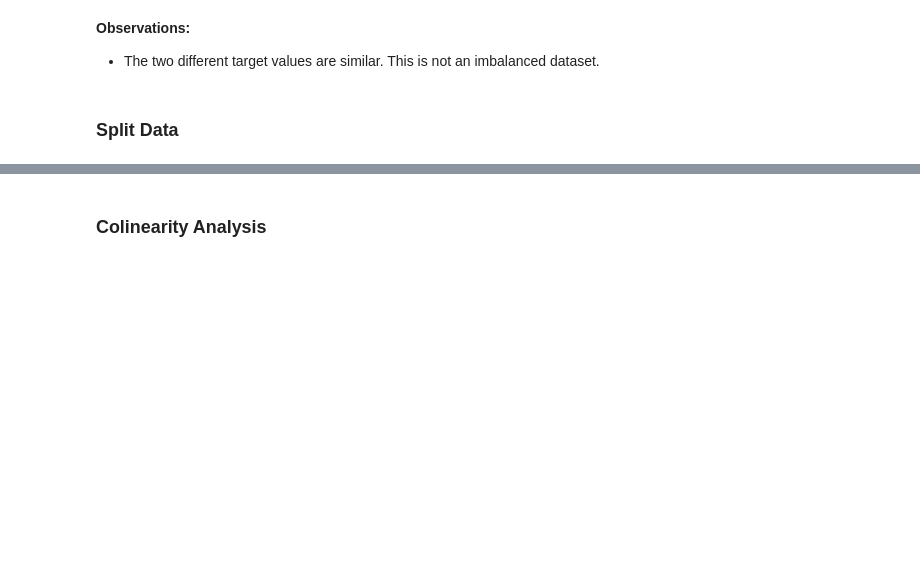
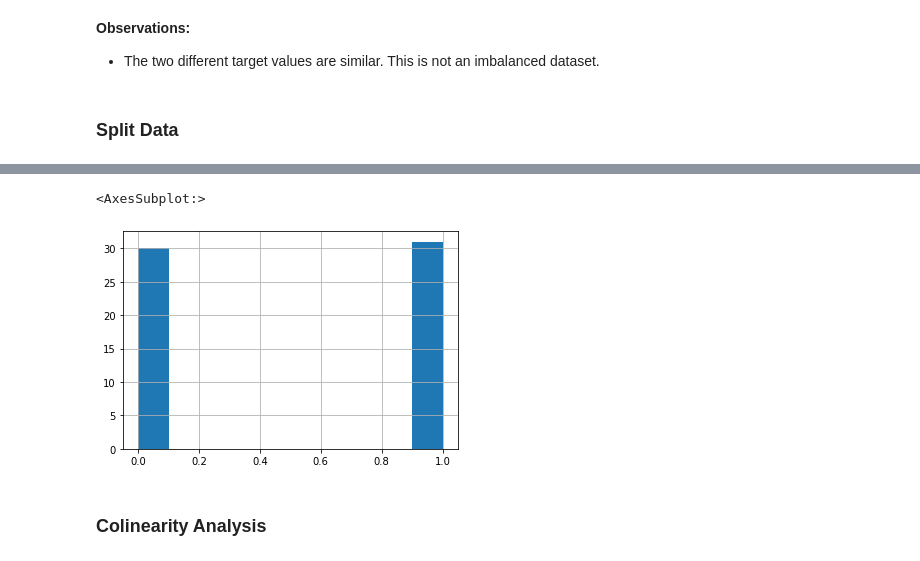
Before and after one commit to zachcarlson/HeartAttackPredictor, a Jupyter notebook: HeartAttackPredictor.ipynb, the cells around one changed output, grey strips where cells are left out. Saved outputs shown, nothing was run; the diff lists cells and outputs as text; code cells hidden in the pictures; blank space fills up the shorter version.

```diff
--- a/HeartAttackPredictor.ipynb
+++ b/HeartAttackPredictor.ipynb
@@ -145,3 +159,8 @@ heart = train_set.copy()
+# %%
+test_set["output"].hist()
+# %% [output]
+<AxesSubplot:>
+[figure, added]
 # %% [markdown]
 ### Colinearity Analysis
 # %%
```
Also changed, not shown: parts of 11 cells of this notebook.
